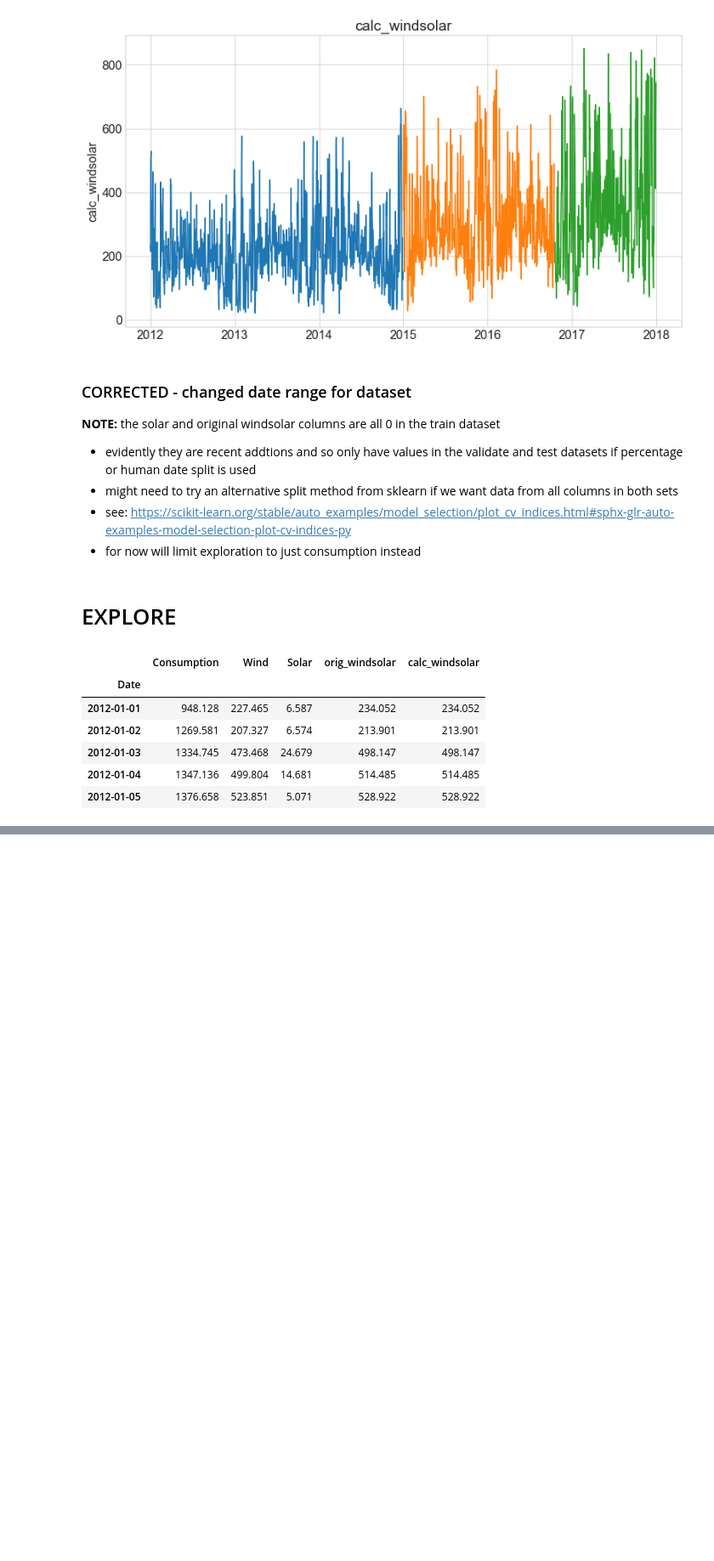
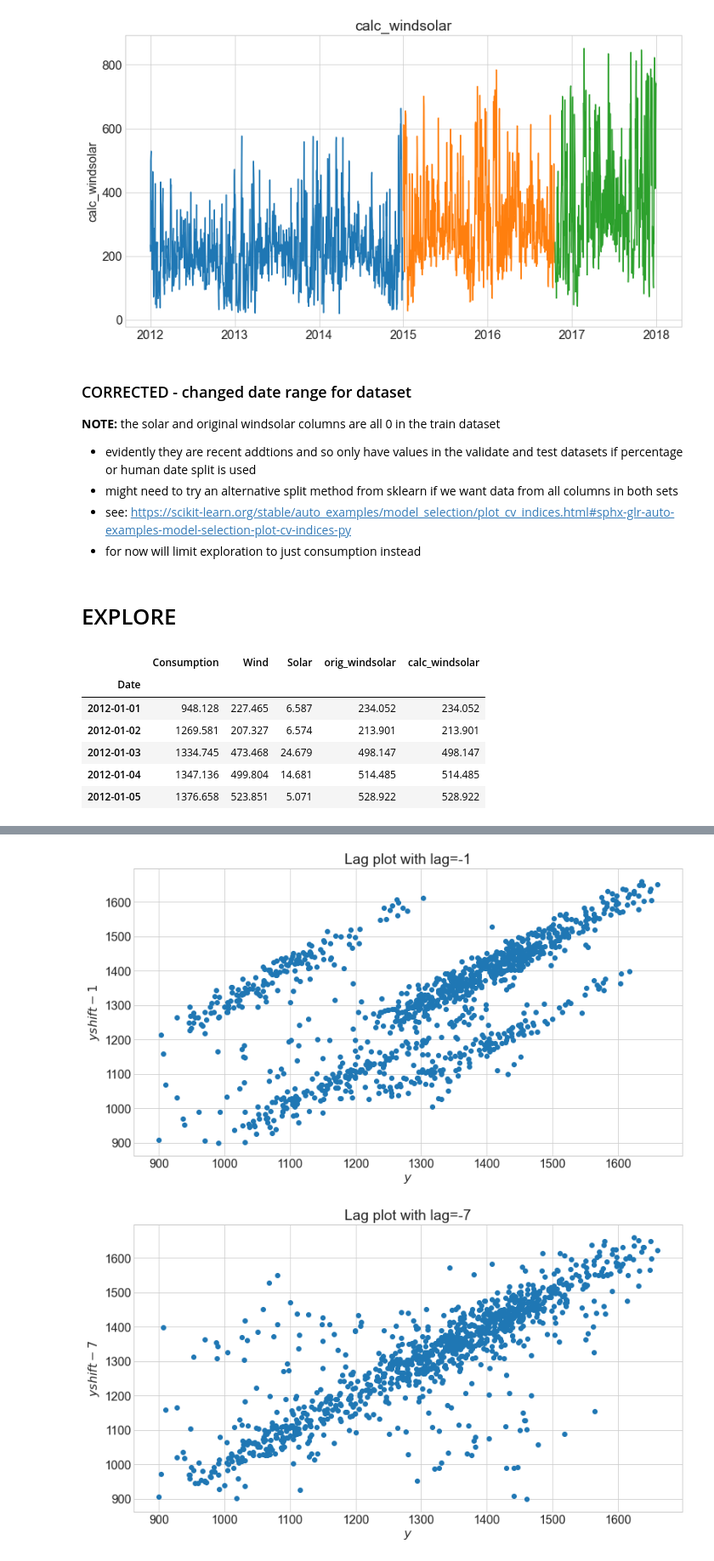
Before and after one commit to RyvynYoung/time-series-exercises, a Jupyter notebook: model.ipynb, the cells around one changed output, grey strips where cells are left out. Shown at 85% size. Saved outputs shown, nothing was run; the diff lists cells and outputs as text; code cells hidden in the pictures; blank space fills up the shorter version.

```diff
--- a/model.ipynb
+++ b/model.ipynb
@@ -177,0 +193,5 @@ y = train.Consumption
+# %%
+explore.lag_plots(y)
+# %% [output]
+[figure, added]
+[figure, added]
```
Also changed, not shown: parts of 18 cells of this notebook, 1 other file.
